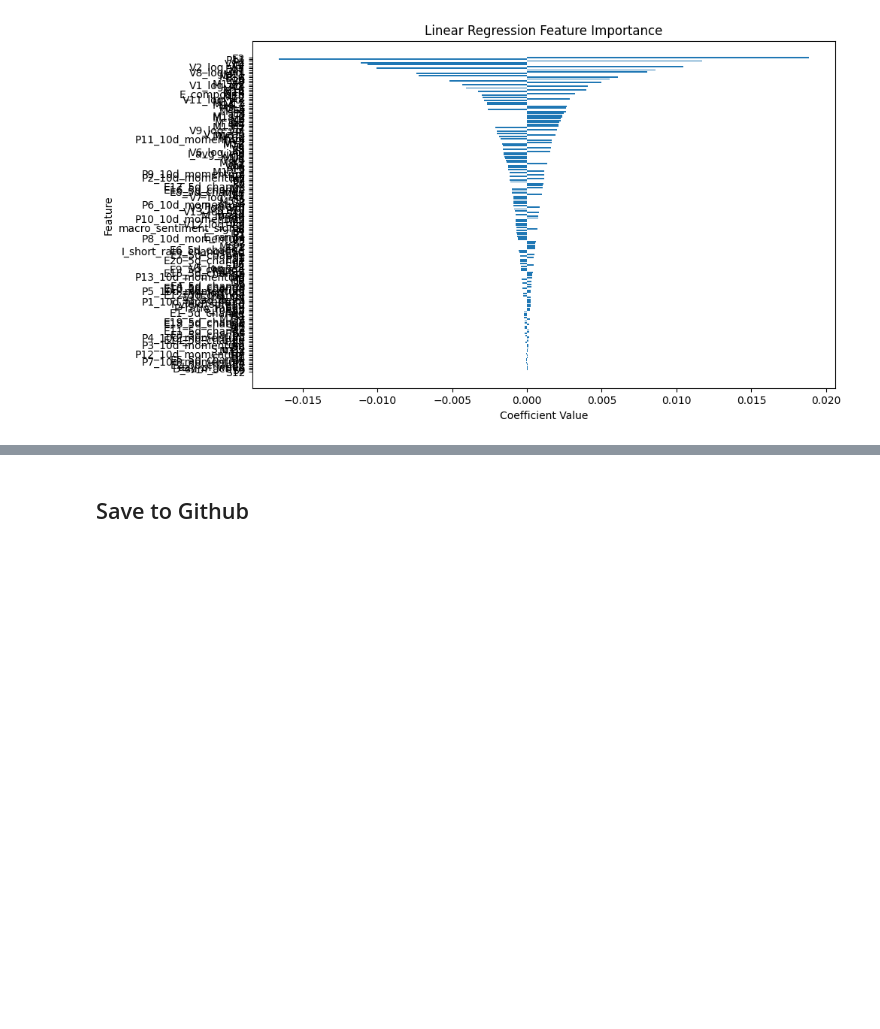
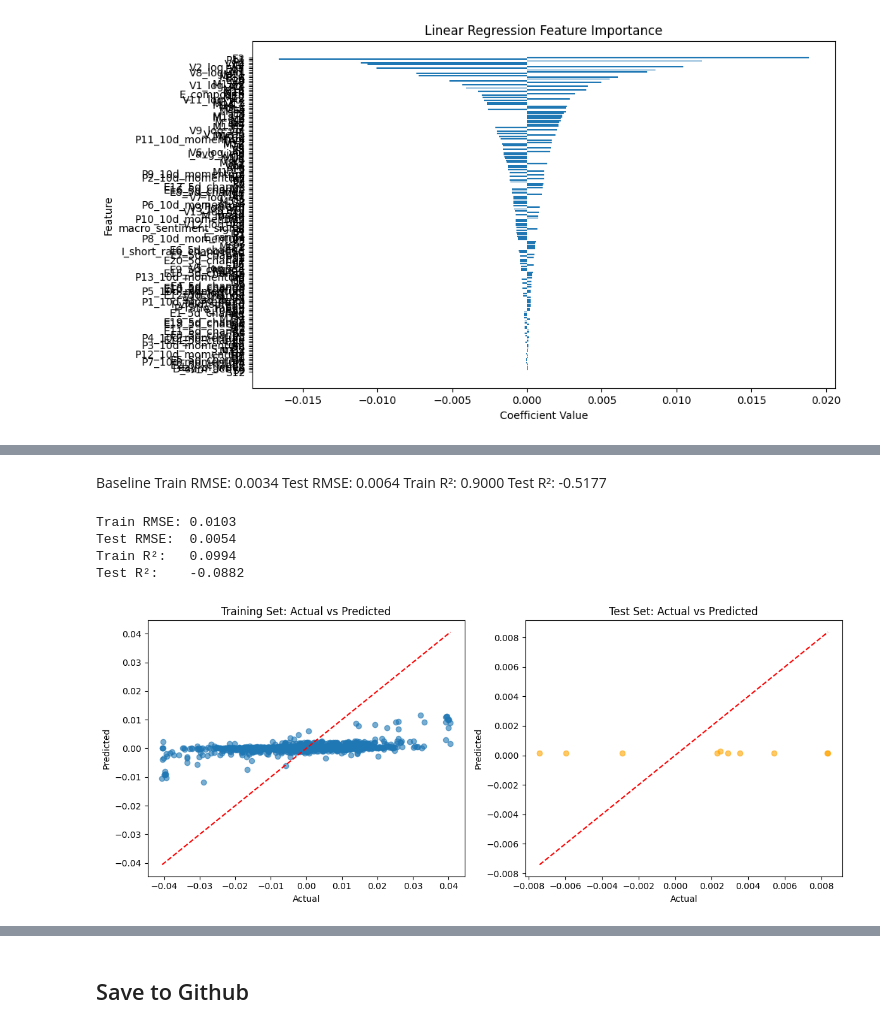
Before and after one commit to abishpius/Hull_Tactical_Market_Prediction, a Jupyter notebook: Hull_Tactical.ipynb, the cells around one changed output, grey strips where cells are left out. Cells and saved outputs as stored; diff of their text form; code cells hidden in the pictures; blank space fills up the shorter version.

Commit message:
began hgbg modeling + hyp tune + score implemented

```diff
--- a/Hull_Tactical.ipynb
+++ b/Hull_Tactical.ipynb
@@ -969,0 +1207,14 @@ plt.show()
+# %%
+train = load_trainset()
+test = load_testset()
+
+market_cols = ['M1', 'M10', 'M11', 'M12', 'M13', 'M14', 'M15', 'M16', 'M17', 'M18', 'M2', 'M3', 'M4', 'M5', 'M6', 'M7', 'M8', 'M9']
+macro_cols = ['E1', 'E10', 'E11', 'E12', 'E13', 'E14', 'E15', 'E16', 'E17', 'E18', 'E19', 'E2', 'E20', 'E3', 'E4', 'E5', 'E6', 'E7', 'E8', 'E9']
+rate_cols = ['I1', 'I2', 'I3', 'I4', 'I5', 'I6', 'I7', 'I8', 'I9']
+price_cols = ['P1', 'P10', 'P11', 'P12', 'P13', 'P2', 'P3', 'P4', 'P5', 'P6', 'P7', 'P8', 'P9']
+vol_cols = ['V1', 'V10', 'V11', 'V12', 'V13', 'V2', 'V3', 'V4', 'V5', 'V6', 'V7', 'V8', 'V9']
+sent_cols = ['S1', 'S10', 'S11', 'S12', 'S2', 'S3', 'S4', 'S5', 'S6', 'S7', 'S8', 'S9']
+# mom_cols = [c for c in df.columns if c.startswith("MOM")]
+dummy_cols = ['D1', 'D2', 'D3', 'D4', 'D5', 'D6', 'D7', 'D8', 'D9']
+
+df = join_train_test_dataframes(train, test)
@@ -969,0 +1387,48 @@ plt.show()
+# %% [markdown]
+Baseline Train RMSE: 0.0034
+Test RMSE:  0.0064
+Train R²:   0.9000
+Test R²:    -0.5177
+# %%
+# Predictions
+y_train_pred = model.predict(X_train)
+y_test_pred = model.predict(X_test)
+
+# Evaluation metrics
+train_rmse = np.sqrt(mean_squared_error(y_train, y_train_pred))
+test_rmse = np.sqrt(mean_squared_error(y_test, y_test_pred))
+train_r2 = r2_score(y_train, y_train_pred)
+test_r2 = r2_score(y_test, y_test_pred)
+
+print(f"Train RMSE: {train_rmse:.4f}")
+print(f"Test RMSE:  {test_rmse:.4f}")
+print(f"Train R²:   {train_r2:.4f}")
+print(f"Test R²:    {test_r2:.4f}")
+
+# Plot predictions vs actual
+plt.figure(figsize=(12, 5))
+
+# Training performance
+plt.subplot(1, 2, 1)
+plt.scatter(y_train, y_train_pred, alpha=0.6)
+plt.title("Training Set: Actual vs Predicted")
+plt.xlabel("Actual")
+plt.ylabel("Predicted")
+plt.plot([y_train.min(), y_train.max()], [y_train.min(), y_train.max()], 'r--')
+
+# Test performance
+plt.subplot(1, 2, 2)
+plt.scatter(y_test, y_test_pred, alpha=0.6, color='orange')
+plt.title("Test Set: Actual vs Predicted")
+plt.xlabel("Actual")
+plt.ylabel("Predicted")
+plt.plot([y_test.min(), y_test.max()], [y_test.min(), y_test.max()], 'r--')
+
+plt.tight_layout()
+plt.show()
+# %% [output]
+Train RMSE: 0.0103
+Test RMSE:  0.0054
+Train R²:   0.0994
+Test R²:    -0.0882
+[figure, added]
```
Also changed, not shown: parts of 19 cells of this notebook.
